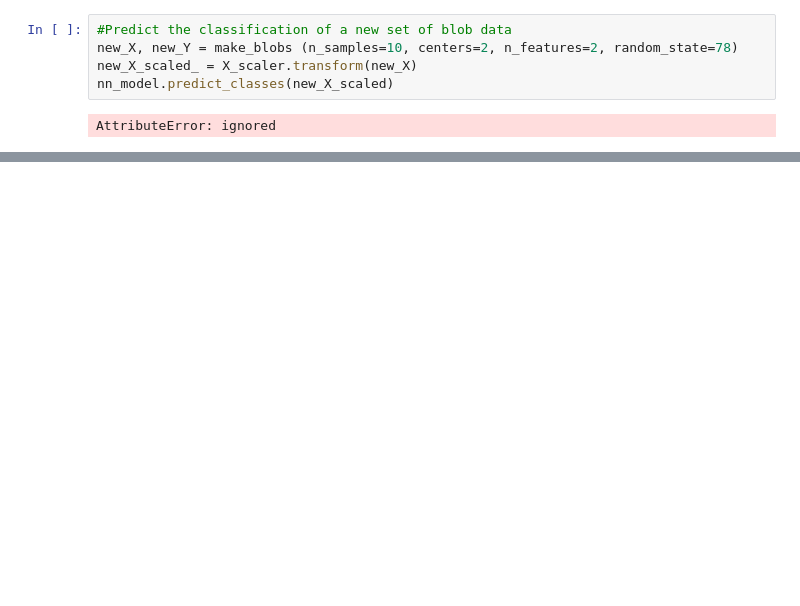
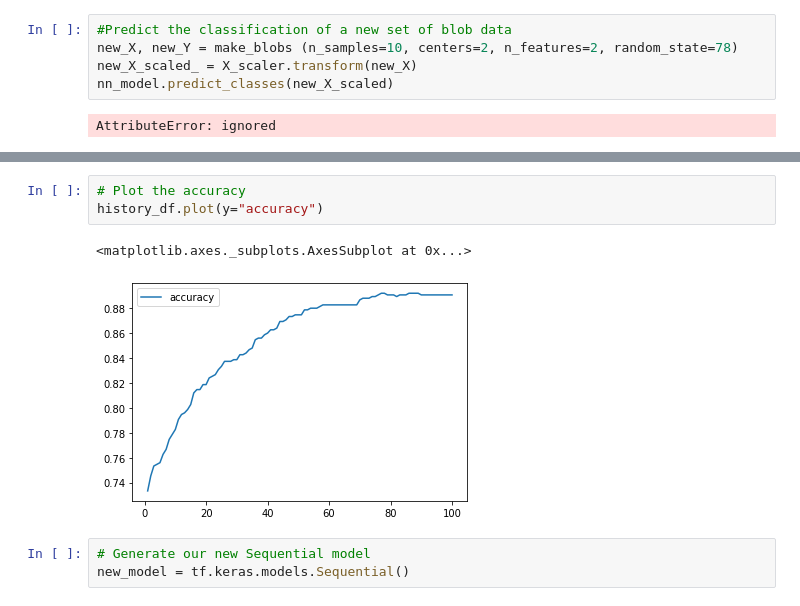
Before and after one commit to ProfSheila/Neural-Networks, a Jupyter notebook: Untitled0.ipynb, the cells around one changed output, grey strips where cells are left out. Saved outputs shown, nothing was run; the diff lists cells and outputs as text; blank space fills up the shorter version.

```diff
--- a/Untitled0.ipynb
+++ b/Untitled0.ipynb
@@ -131,0 +195,9 @@ AttributeError: ignored
+# %%
+# Plot the accuracy
+history_df.plot(y="accuracy")
+# %% [output]
+<matplotlib.axes._subplots.AxesSubplot at 0x...>
+[figure, added]
+# %%
+# Generate our new Sequential model
+new_model = tf.keras.models.Sequential()
```
Also changed, not shown: parts of 12 cells of this notebook.
